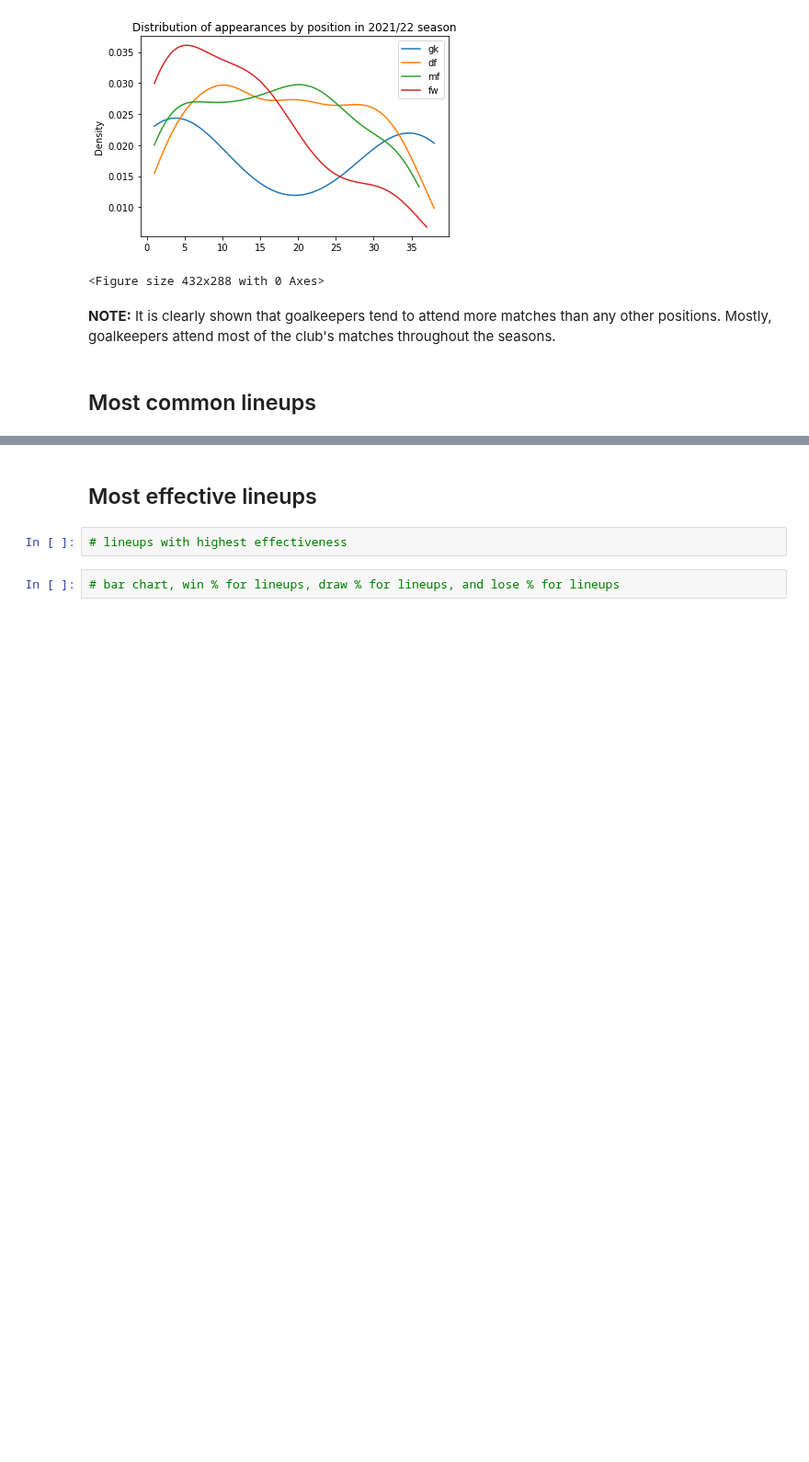
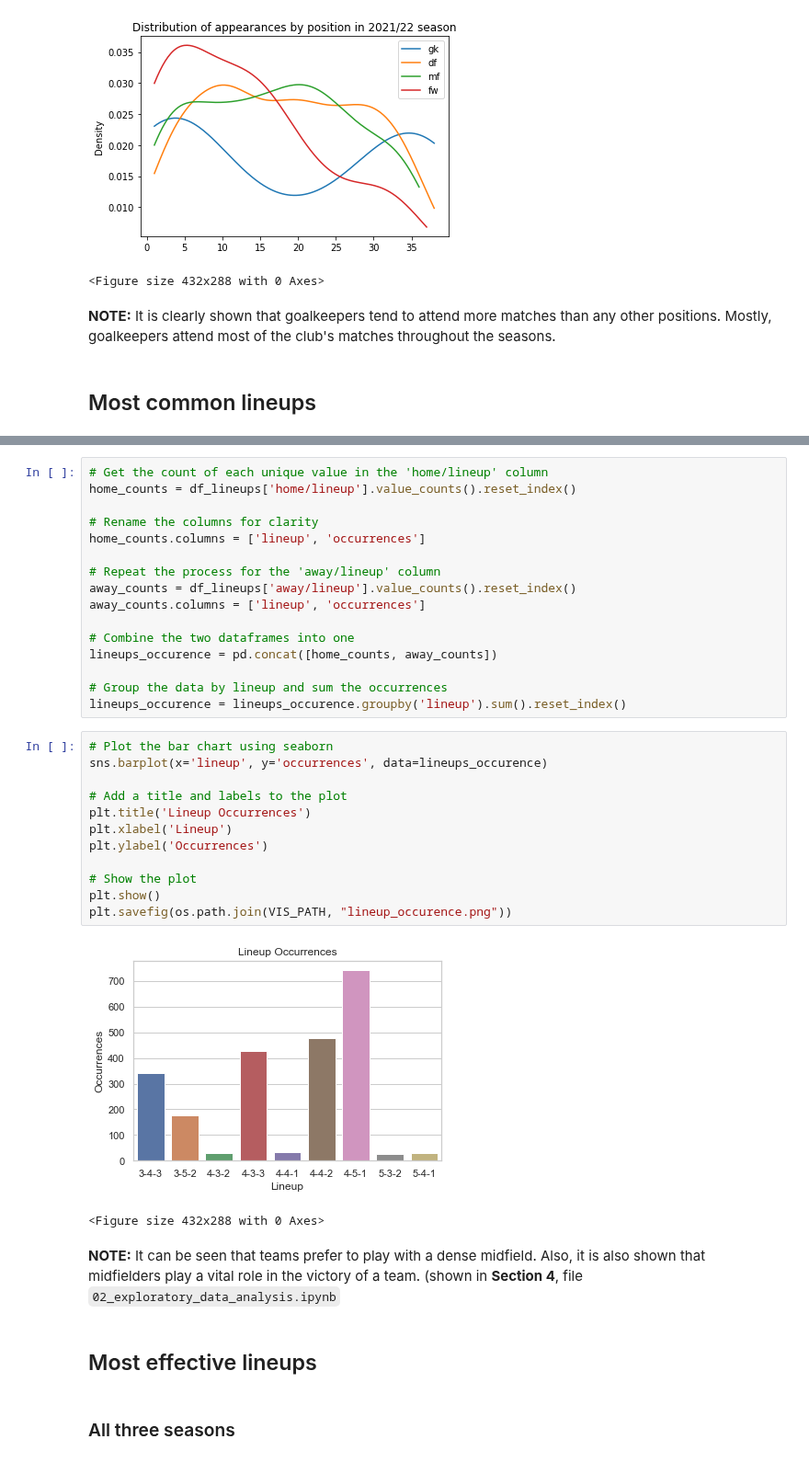
Before and after one commit to minhngt62/ds-epl-matches, a Jupyter notebook: notebooks/03.4_eda_on_integrated_data.ipynb, the cells around one changed output, grey strips where cells are left out. Shown at 92% size. Saved outputs shown, nothing was run; the diff lists cells and outputs as text; blank space fills up the shorter version.

Commit message:
finish eda on integrated data

```diff
--- a/notebooks/03.4_eda_on_integrated_data.ipynb
+++ b/notebooks/03.4_eda_on_integrated_data.ipynb
@@ -644,6 +653,37 @@ Most common lineups used by away teams:  4-5-2
+# %%
+# Get the count of each unique value in the 'home/lineup' column
+home_counts = df_lineups['home/lineup'].value_counts().reset_index()
+
+# Rename the columns for clarity
+home_counts.columns = ['lineup', 'occurrences']
+
+# Repeat the process for the 'away/lineup' column
+away_counts = df_lineups['away/lineup'].value_counts().reset_index()
+away_counts.columns = ['lineup', 'occurrences']
+
+# Combine the two dataframes into one
+lineups_occurence = pd.concat([home_counts, away_counts])
+
+# Group the data by lineup and sum the occurrences
+lineups_occurence = lineups_occurence.groupby('lineup').sum().reset_index()
+# %%
+# Plot the bar chart using seaborn
+sns.barplot(x='lineup', y='occurrences', data=lineups_occurence)
+
+# Add a title and labels to the plot
+plt.title('Lineup Occurrences')
+plt.xlabel('Lineup')
+plt.ylabel('Occurrences')
+
+# Show the plot
+plt.show()
+plt.savefig(os.path.join(VIS_PATH, "lineup_occurence.png"))
+# %% [output]
+[figure, added]
+<Figure size 432x288 with 0 Axes>
+# %% [markdown]
+**NOTE:** It can be seen that teams prefer to play with a dense midfield. Also, it is also shown that midfielders play a vital role in the victory of a team. (shown in **Section 4**, file `02_exploratory_data_analysis.ipynb`
 # %% [markdown]
 ## Most effective lineups
-# %%
-# lineups with highest effectiveness
-# %%
-# bar chart, win % for lineups, draw % for lineups, and lose % for lineups
+# %% [markdown]
+### All three seasons
```
Also changed, not shown: parts of 14 cells of this notebook, 5 other files.
